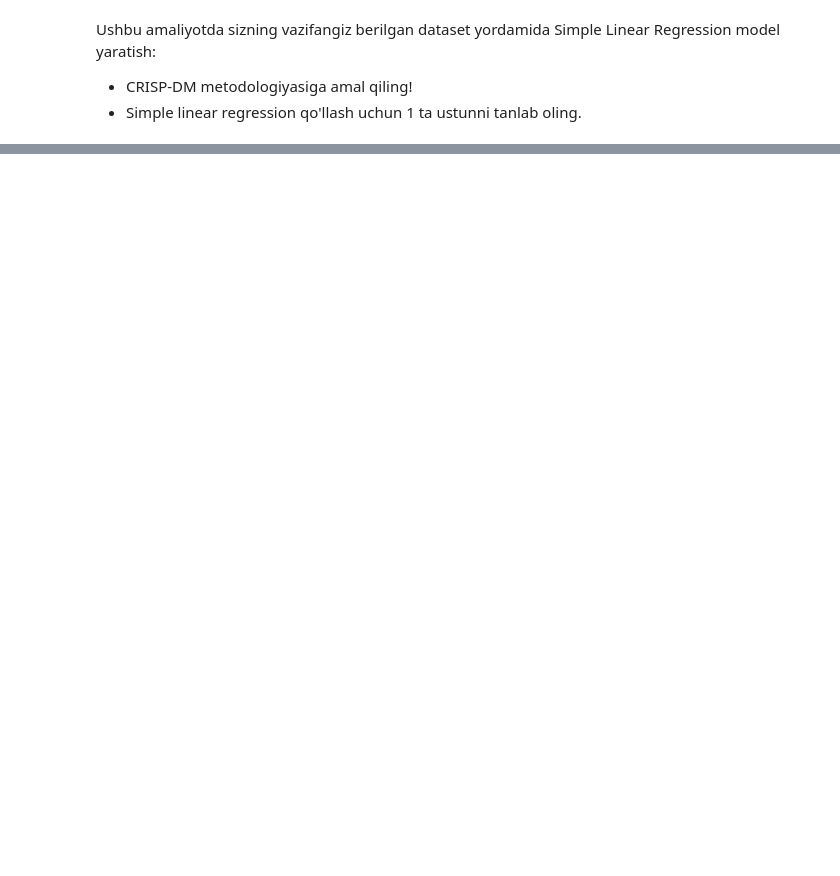
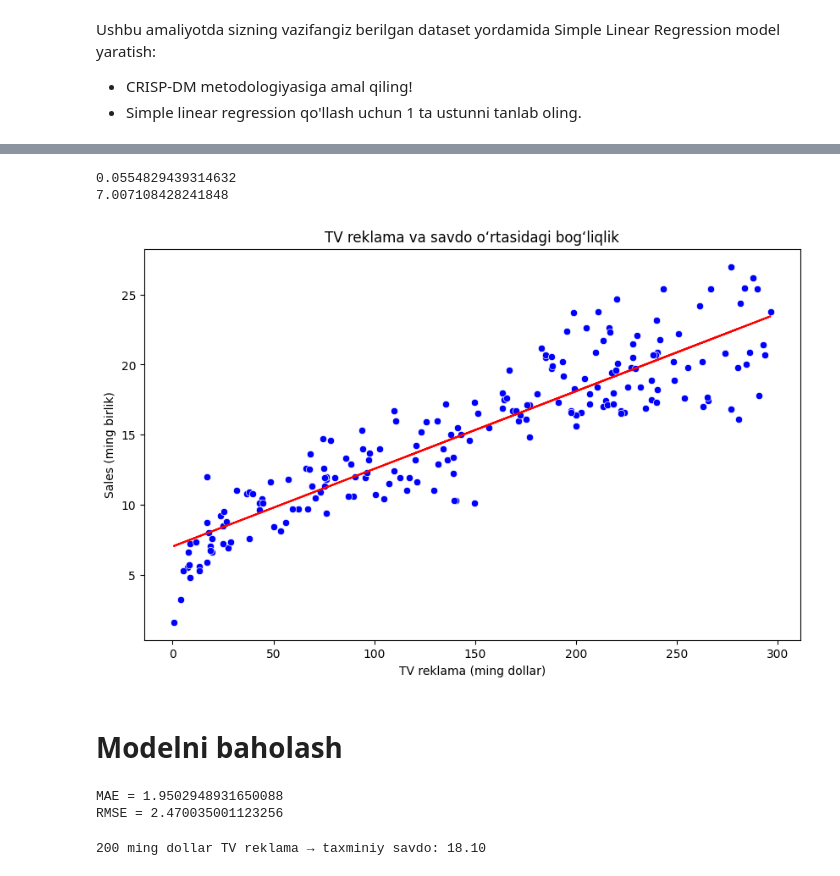
Before and after one commit to BehruzMaxmudov1203/Regression-ML, a Jupyter notebook: 05_ml_09_scikit_SimpleLinearRegression_amaliyot.ipynb, the cells around one changed output, grey strips where cells are left out. Drawn from its saved outputs; the diff is of its cells as text; code cells hidden in the pictures; blank space fills up the shorter version.

```diff
--- a/05_ml_09_scikit_SimpleLinearRegression_amaliyot.ipynb
+++ b/05_ml_09_scikit_SimpleLinearRegression_amaliyot.ipynb
@@ -134,0 +49,3 @@ mse = 6.101072906773963
+# %%
+X = np.asanyarray(df[['TV']])
+y = np.asanyarray(df[['Sales']])
@@ -134,0 +55,49 @@ mse = 6.101072906773963
+# %%
+from sklearn.linear_model import LinearRegression
+model = LinearRegression()
+
+model.fit(X_train,y_train)
+
+theta1 = model.coef_[0][0]
+theta0 = model.intercept_[0]
+
+print(theta1)
+print(theta0)
+# %% [output]
+0.0554829439314632
+7.007108428241848
+# %%
+import matplotlib.pyplot as plt
+import seaborn as sns
+
+plt.figure(figsize=(10,6))
+sns.scatterplot(data=df, x='TV', y='Sales', color='blue')
+plt.plot(X_train, theta1*X_train + theta0, color='red')
+plt.title('TV reklama va savdo o‘rtasidagi bog‘liqlik')
+plt.xlabel('TV reklama (ming dollar)')
+plt.ylabel('Sales (ming birlik)')
+plt.show()
+# %% [output]
+[figure, added]
+# %% [markdown]
+# Modelni baholash
+# %%
+from sklearn.metrics import mean_absolute_error,mean_squared_error
+
+y_pred = model.predict(X_test)
+
+MAE = mean_absolute_error(y_test,y_pred)
+RMSE = np.sqrt(mean_squared_error(y_test,y_pred))
+
+print(f"MAE = {MAE}")
+print(f"RMSE = {RMSE}")
+# %% [output]
+MAE = 1.9502948931650088
+RMSE = 2.470035001123256
+# %%
+# Masalan, 200 ming dollar reklama bo'lsa:
+tv_reklama = np.array([[200]])
+bashorat = model.predict(tv_reklama)
+print(f"200 ming dollar TV reklama → taxminiy savdo: {bashorat[0][0]:.2f}")
+# %% [output]
+200 ming dollar TV reklama → taxminiy savdo: 18.10
```
Also changed, not shown: parts of 11 cells of this notebook, 12 other files.
